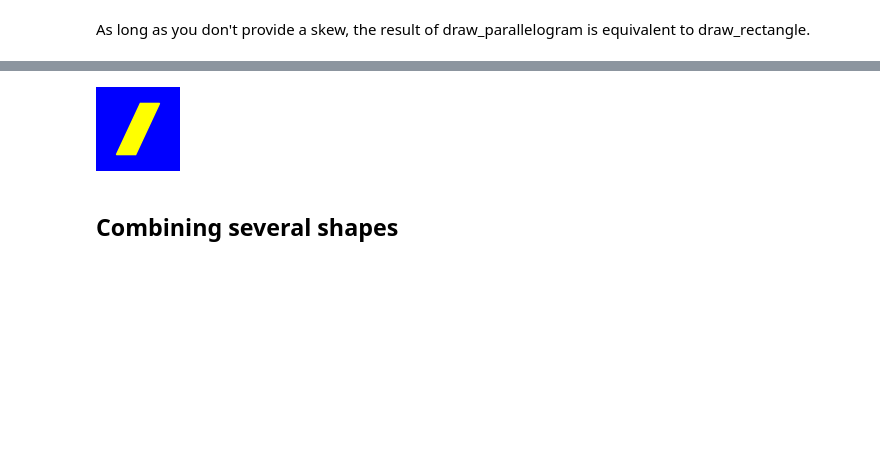
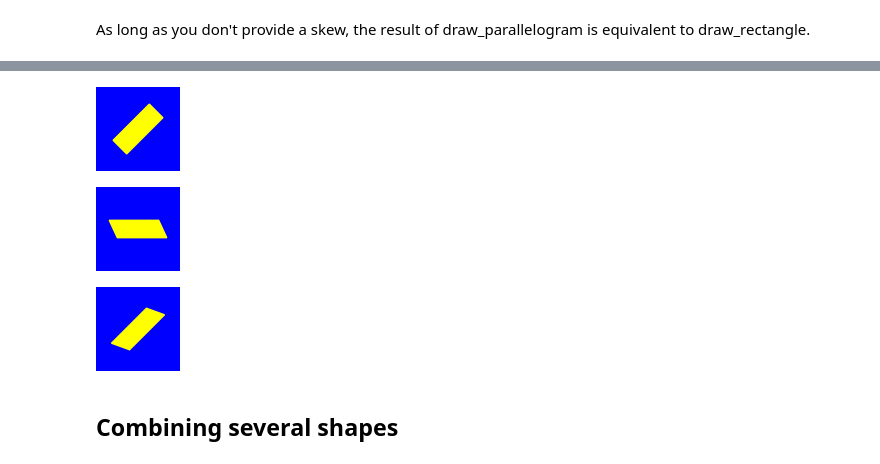
Before and after one commit to berni-lehner/shapetastic, a Jupyter notebook: tutorial.ipynb, the cells around one changed output, grey strips where cells are left out. Cells and saved outputs as stored; diff of their text form; code cells hidden in the pictures; blank space fills up the shorter version.

```diff
--- a/tutorial.ipynb
+++ b/tutorial.ipynb
@@ -118,9 +189,21 @@ draw_parallelogram(ax, x=0.5, y=0.5, width=0.3, height=0.8, color=shape_color)
+# %%
+fig, ax = create_canvas(64, 64, background_color)
+
+draw_parallelogram(ax, x=0.5, y=0.5, width=0.7, height=0.3, color=shape_color, rotation_angle=45)
+# %% [output]
+[figure, added]
 # %%
 fig, ax = create_canvas(64, 64, background_color)
 
-draw_parallelogram(ax, x=0.5, y=0.5, width=0.3, height=0.8, color=shape_color, skew=25)
+draw_parallelogram(ax, x=0.5, y=0.5, width=0.7, height=0.3, color=shape_color, skew=25)
 # %% [output]
-[figure, old version]
+[figure, new version]
+# %%
+fig, ax = create_canvas(64, 64, background_color)
+
+draw_parallelogram(ax, x=0.5, y=0.5, width=0.7, height=0.3, color=shape_color, skew=25, rotation_angle=45)
+# %% [output]
+[figure, added]
 # %% [markdown]
 ## Combining several shapes
 # %%
```
Also changed, not shown: parts of 8 cells of this notebook.
